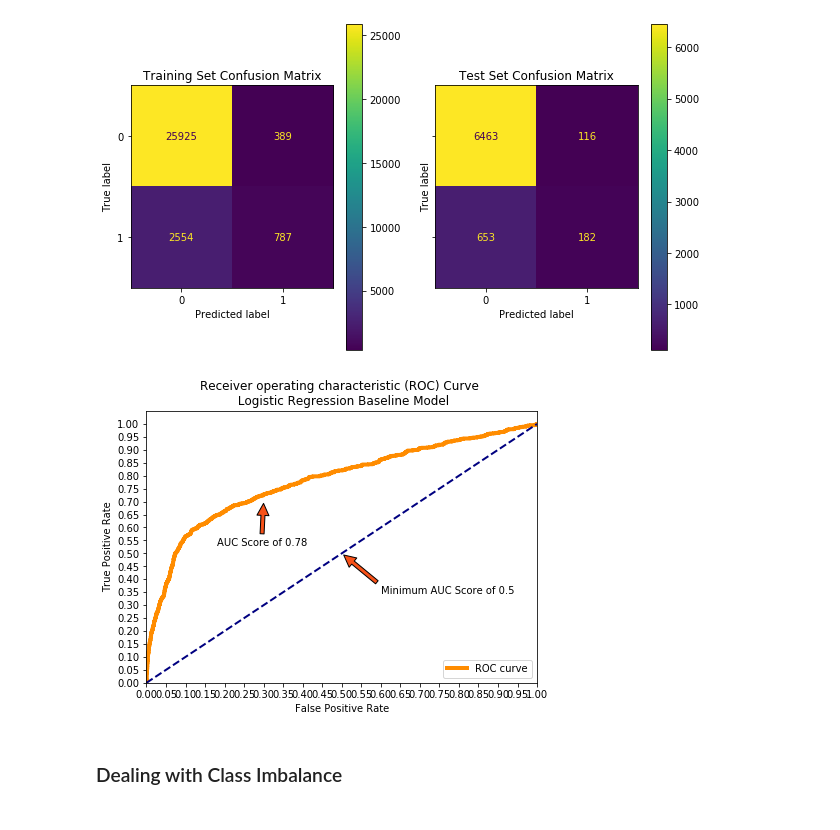
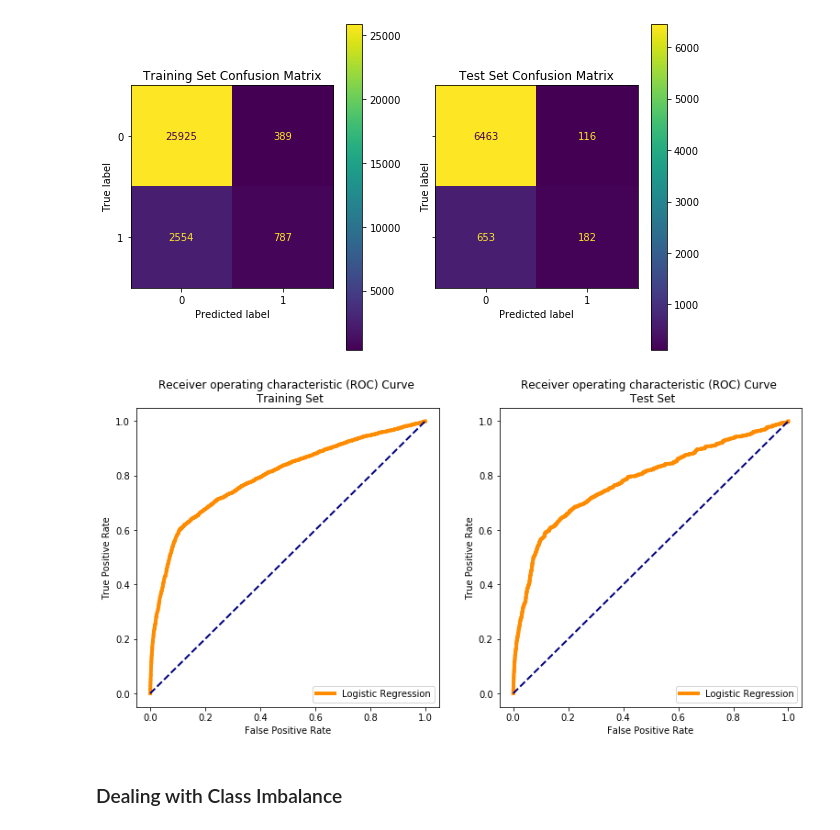
Before and after one commit to nadinezab/bank-marketing, a Jupyter notebook: bank-marketing.ipynb, the cells around one changed output. Drawn from its saved outputs; the diff is of its cells as text; code cells hidden in the pictures.

Commit message:
Add: side by side ROC plot

```diff
--- a/bank-marketing.ipynb
+++ b/bank-marketing.ipynb
@@ -1228,32 +1228,27 @@ axes[1].set_title('Test Set Confusion Matrix')
 plt.show()
 # %% [output]
 [figure]
-# %%
-y_score = logreg.fit(X_train, y_train).decision_function(X_test)
-
-fpr, tpr, thresholds = roc_curve(y_test, y_score)
-
-# Plot ROC curve
-plt.figure(figsize=(7, 5))
-plt.plot(fpr, tpr, color='darkorange', lw=4, label='ROC curve')
-plt.plot([0, 1], [0, 1], color='navy', lw=2, linestyle='--')
-plt.xlim([0.0, 1.0])
-plt.ylim([0.0, 1.05])
-plt.yticks([i/20.0 for i in range(21)])
-plt.xticks([i/20.0 for i in range(21)])
-plt.xlabel('False Positive Rate')
-plt.ylabel('True Positive Rate')
-plt.title('Receiver operating characteristic (ROC) Curve \n Logistic Regression Baseline Model')
-plt.annotate(f'AUC Score of {round(auc(fpr, tpr), 2)}', xy=(0.3, 0.7), xytext=(0.18, 0.53),
-            arrowprops=dict(facecolor='#F75118', shrink=0.05),
-            )
-plt.annotate('Minimum AUC Score of 0.5 \n', xy=(0.5, 0.5), xytext=(0.6, 0.3),
-                arrowprops=dict(facecolor='#F75118', shrink=0.05),
-                )
-plt.legend(loc='lower right')
-plt.show()
-# %% [output]
-[figure, removed]
+# %%
+y_train_score = logreg.fit(X_train, y_train).decision_function(X_train)
+y_test_score = logreg.fit(X_train, y_train).decision_function(X_test)
+
+fpr_train, tpr_train, thresholds = roc_curve(y_train, y_train_score)
+fpr_test, tpr_test, thresholds = roc_curve(y_test, y_test_score)
+
+# Plot ROC side by side
+fig, axes = plt.subplots(1,2, figsize = (13,6))
+axes[0].plot(fpr_train, tpr_train, color='darkorange', lw=4, label='Logistic Regression')
+axes[1].plot(fpr_test, tpr_test, color='darkorange', lw=4, label='Logistic Regression')
+for ax in axes:
+    ax.plot([0, 1], [0, 1], color='navy', lw=2, linestyle='--')
+    ax.set_xlabel('False Positive Rate')
+    ax.set_ylabel('True Positive Rate')
+    ax.legend(loc='lower right')
+axes[0].set_title('Receiver operating characteristic (ROC) Curve \n Training Set')
+axes[1].set_title('Receiver operating characteristic (ROC) Curve \n Test Set')
+plt.show()
+# %% [output]
+[figure, added]
 # %% [markdown]
 ### Dealing with Class Imbalance
 # %% [markdown]
```
Also changed, not shown: parts of 1 cell of this notebook.
